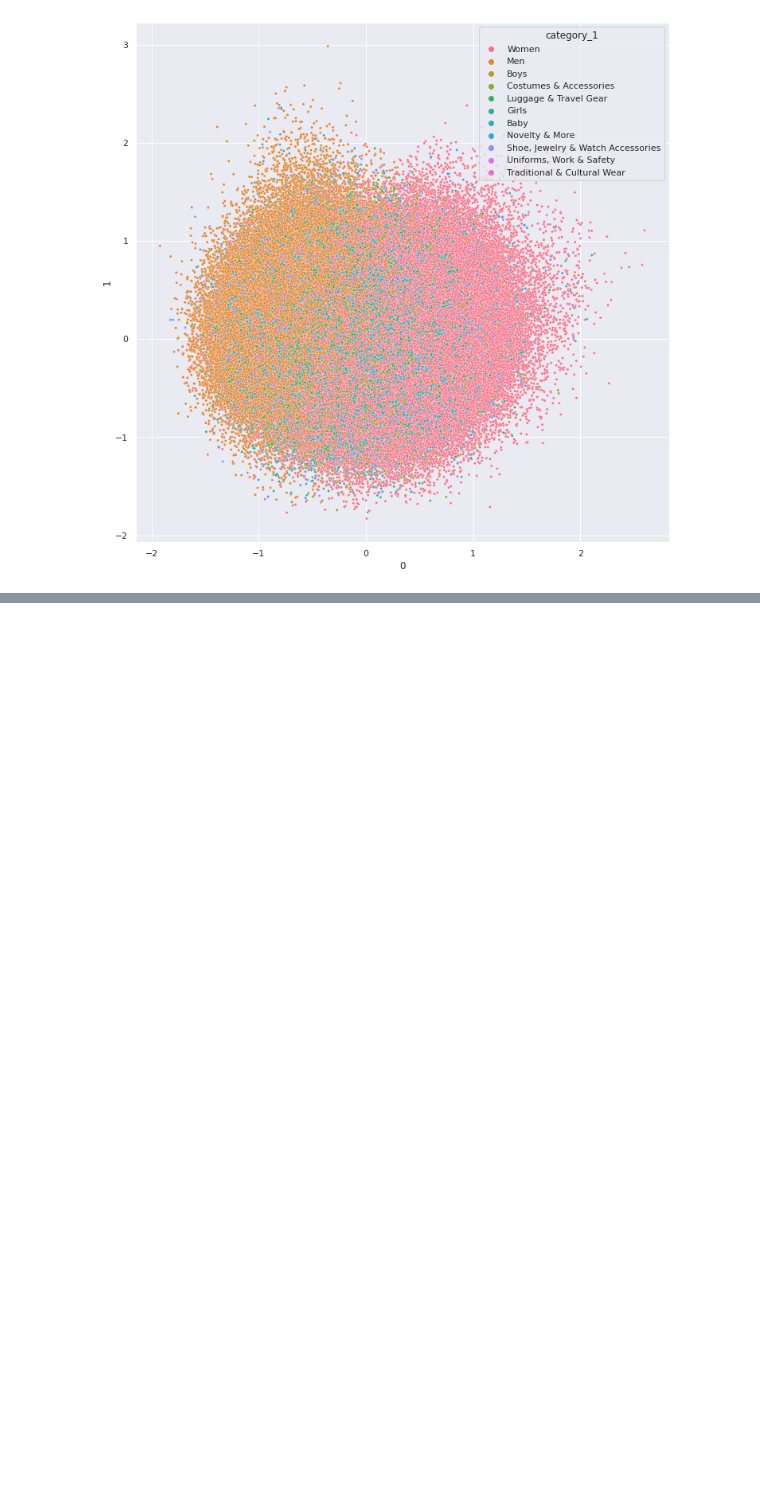
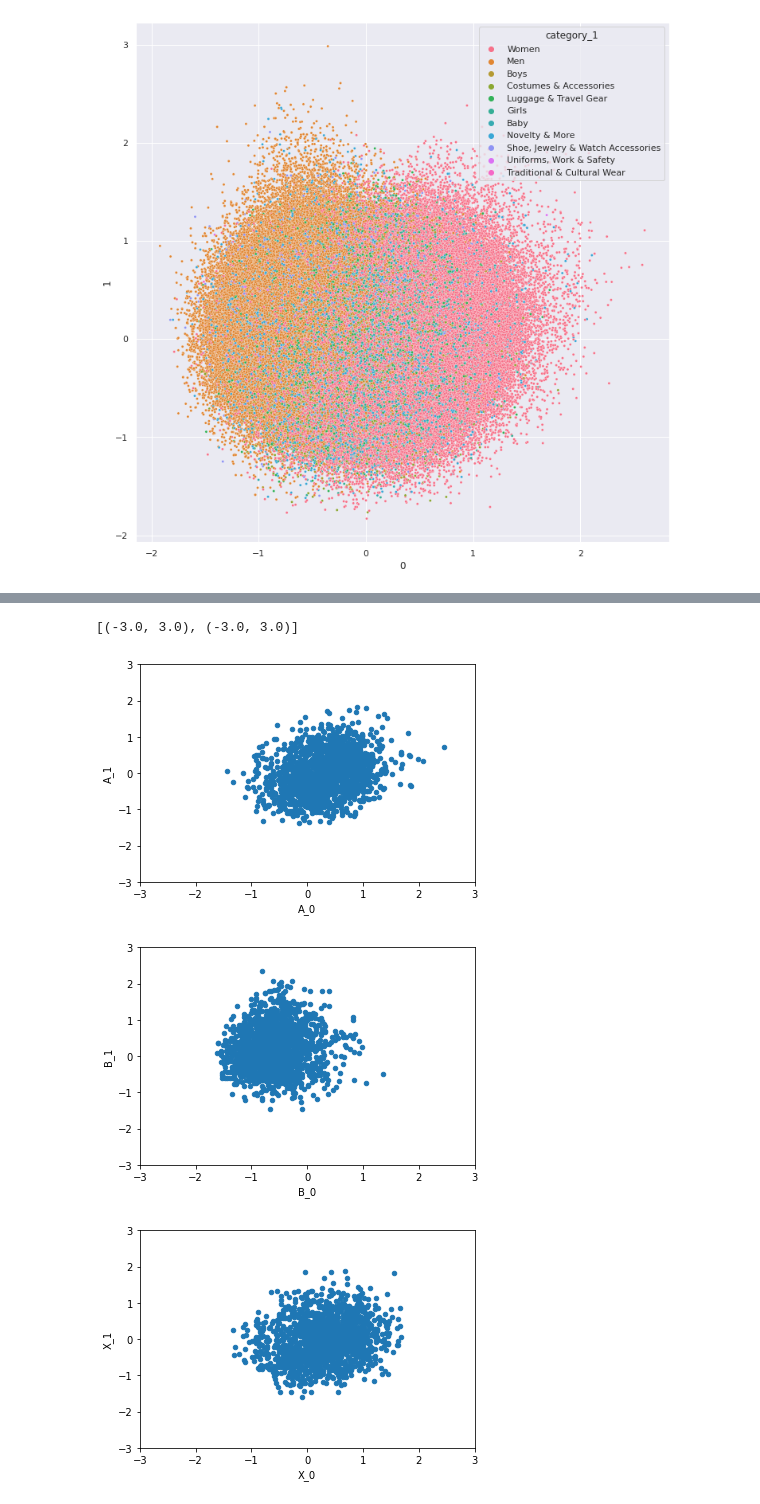
Before and after one commit to Ruruthia/OPUS, a Jupyter notebook: lightfm_evaluation/LightFM_evaluation_1000_slim.ipynb, the cells around one changed output, grey strips where cells are left out. Saved outputs shown, nothing was run; the diff lists cells and outputs as text; code cells hidden in the pictures; blank space fills up the shorter version.

```diff
--- a/lightfm_evaluation/LightFM_evaluation_1000_slim.ipynb
+++ b/lightfm_evaluation/LightFM_evaluation_1000_slim.ipynb
@@ -59,5 +41,0 @@ X = np.zeros((10000, 100))
-# %%
-for i, test in tqdm(abx_tests.iterrows()):
-    A[i, :] = get_item_embedding(model, dataset, test["A"])
-    B[i, :] = get_item_embedding(model, dataset, test["B"])
-    X[i, :] = get_item_embedding(model, dataset, test["X"])
@@ -81,16 +68,16 @@ for i in tqdm(range(10000)):
 # %% [markdown]
 ## Suits & dresses ABX
 # %%
-abx_tests = pd.read_json('/pio/scratch/1/i313924/data/test_data/Suits_Dresses_ABX.json', lines=True)
+abx_tests_sd = pd.read_json('/pio/scratch/1/i313924/data/test_data/Suits_Dresses_ABX.json', lines=True)
 
 A = np.zeros((10000, 100))
 B = np.zeros((10000, 100))
 X = np.zeros((10000, 100))
 
-for i, test in tqdm(abx_tests.iterrows()):
-    A[i, :] = get_item_embedding(model, dataset, test["A"])
-    B[i, :] = get_item_embedding(model, dataset, test["B"])
-    X[i, :] = get_item_embedding(model, dataset, test["X"])
+for i, test in tqdm(abx_tests_sd.iterrows()):
+    A[i, :] = items_embeddings.loc[test["A"]]
+    B[i, :] = items_embeddings.loc[test["B"]]
+    X[i, :] = items_embeddings.loc[test["X"]]
 
 dist_A = ((A - X)**2).sum(axis=1)
 dist_B = ((B - X)**2).sum(axis=1)
@@ -186,0 +175,27 @@ sns.scatterplot(x='0', y='1', data=reduced_item_embeddings[reduced_item_embeddin
+# %%
+reduced_item_embeddings = reduced_item_embeddings.drop_duplicates()
+
+l = []
+for i, test in tqdm(abx_tests.iterrows()):
+    if test["category_AX"] == "Women" and test["category_B"] == "Men":
+        line = {
+            "A_0":reduced_item_embeddings.loc[test["A"]]['0'],
+            "A_1":reduced_item_embeddings.loc[test["A"]]['1'],
+            "B_0":reduced_item_embeddings.loc[test["B"]]['0'],
+            "B_1":reduced_item_embeddings.loc[test["B"]]['1'],
+            "X_0": reduced_item_embeddings.loc[test["X"]]['0'],
+            "X_1":reduced_item_embeddings.loc[test["X"]]['1'],
+
+        }
+        l.append(line)
+
+scattered_abx = pd.DataFrame(l)
+
+scattered_abx.plot.scatter(x="A_0", y="A_1").set(xlim = (-3,3), ylim=(-3, 3))
+scattered_abx.plot.scatter(x="B_0", y="B_1").set(xlim = (-3,3), ylim=(-3, 3))
+scattered_abx.plot.scatter(x="X_0", y="X_1").set(xlim = (-3,3), ylim=(-3, 3))
+# %% [output]
+[(-3.0, 3.0), (-3.0, 3.0)]
+[figure, added]
+[figure, added]
+[figure, added]
```
Also changed, not shown: parts of 42 cells of this notebook, 5 other files.
